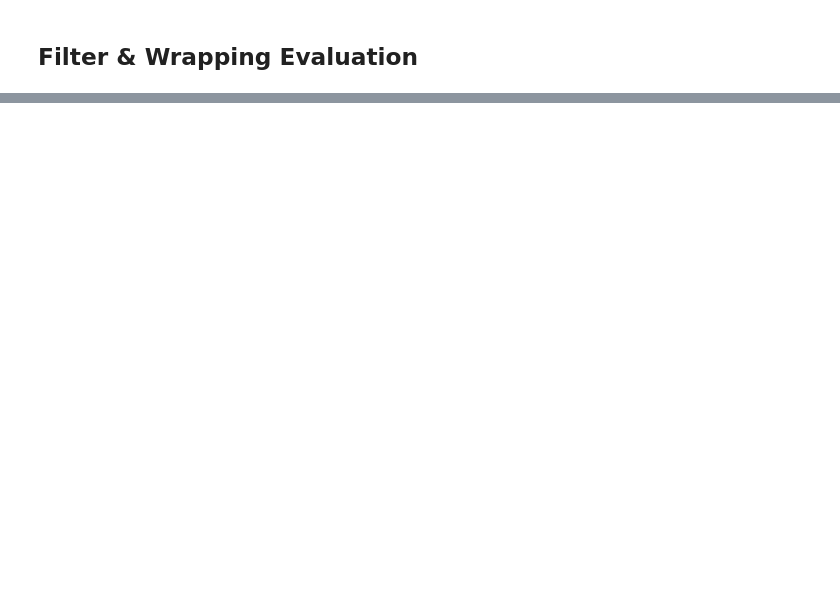
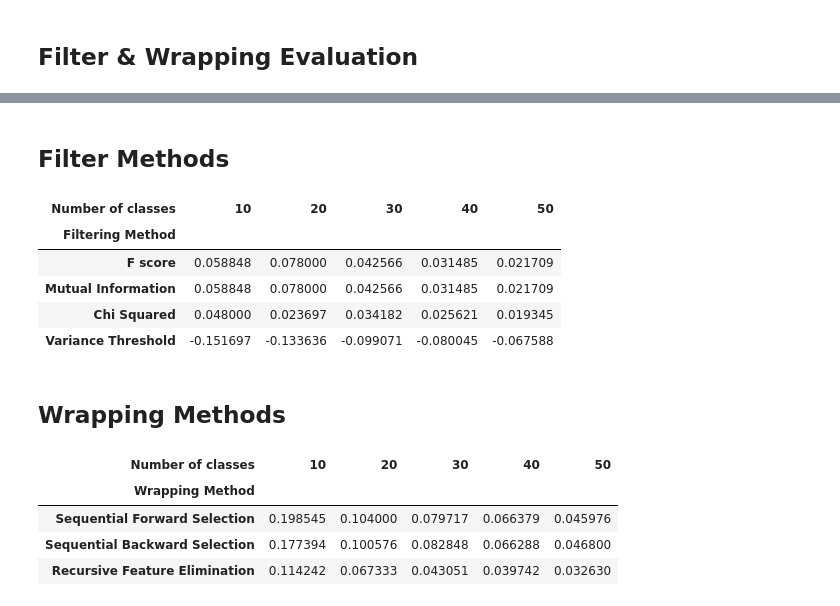
Before and after one commit to sebastiandro/MVE440-Project-3, a Jupyter notebook: SebastianN_filtering.ipynb, the cells around one changed output, grey strips where cells are left out. Saved outputs shown, nothing was run; the diff lists cells and outputs as text; code cells hidden in the pictures; blank space fills up the shorter version.

Commit message:
Final results

```diff
--- a/SebastianN_filtering.ipynb
+++ b/SebastianN_filtering.ipynb
@@ -392,0 +299,43 @@ plt.show()
+# %%
+
+display(HTML("<h2>Filter Methods</h2>"))
+filter_result_mat = np.zeros([4,len(nr_classes)])
+filter_result_mat[0,:] = np.mean(f_score_accs-orig_accs, axis=0)
+filter_result_mat[1,:] = np.mean(mi_accs-orig_accs, axis=0)
+filter_result_mat[2,:] = np.mean(chi2_accs-orig_accs, axis=0)
+filter_result_mat[3,:] = np.mean(vt_accs-orig_accs, axis=0)
+
+df = pd.DataFrame(filter_result_mat)
+df.index.name='Filtering Method'
+df.columns = nr_classes
+df.rename(index={0:'F score',1:'Mutual Information', 2: 'Chi Squared', 3: 'Variance Threshold'}, inplace=True)
+df.columns.name = 'Number of classes'
+display(df)
+
+
+display(HTML("<h2>Wrapping Methods</h2>"))
+wrapping_result_mat = np.zeros([3,len(nr_classes)])
+wrapping_result_mat[0,:] = np.mean(sfs_accs-orig_accs, axis=0)
+wrapping_result_mat[1,:] = np.mean(sbs_accs-orig_accs, axis=0)
+wrapping_result_mat[2,:] = np.mean(rfe_accs-orig_accs, axis=0)
+
+df = pd.DataFrame(wrapping_result_mat)
+df.index.name='Wrapping Method'
+df.columns = nr_classes
+df.rename(index={0:'Sequential Forward Selection',1:'Sequential Backward Selection', 2: 'Recursive Feature Elimination'}, inplace=True)
+df.columns.name = 'Number of classes'
+display(df)
+# %% [output]
+Filter Methods
+| Number of classes | 10 | 20 | 30 | 40 | 50 |
+| Filtering Method |  |  |  |  |  |
+| F score | 0.058848 | 0.078000 | 0.042566 | 0.031485 | 0.021709 |
+| Mutual Information | 0.058848 | 0.078000 | 0.042566 | 0.031485 | 0.021709 |
+| Chi Squared | 0.048000 | 0.023697 | 0.034182 | 0.025621 | 0.019345 |
+| Variance Threshold | -0.151697 | -0.133636 | -0.099071 | -0.080045 | -0.067588 |
+Wrapping Methods
+| Number of classes | 10 | 20 | 30 | 40 | 50 |
+| Wrapping Method |  |  |  |  |  |
+| Sequential Forward Selection | 0.198545 | 0.104000 | 0.079717 | 0.066379 | 0.045976 |
+| Sequential Backward Selection | 0.177394 | 0.100576 | 0.082848 | 0.066288 | 0.046800 |
+| Recursive Feature Elimination | 0.114242 | 0.067333 | 0.043051 | 0.039742 | 0.032630 |
```
Also changed, not shown: parts of 11 cells of this notebook, 1 other file.
